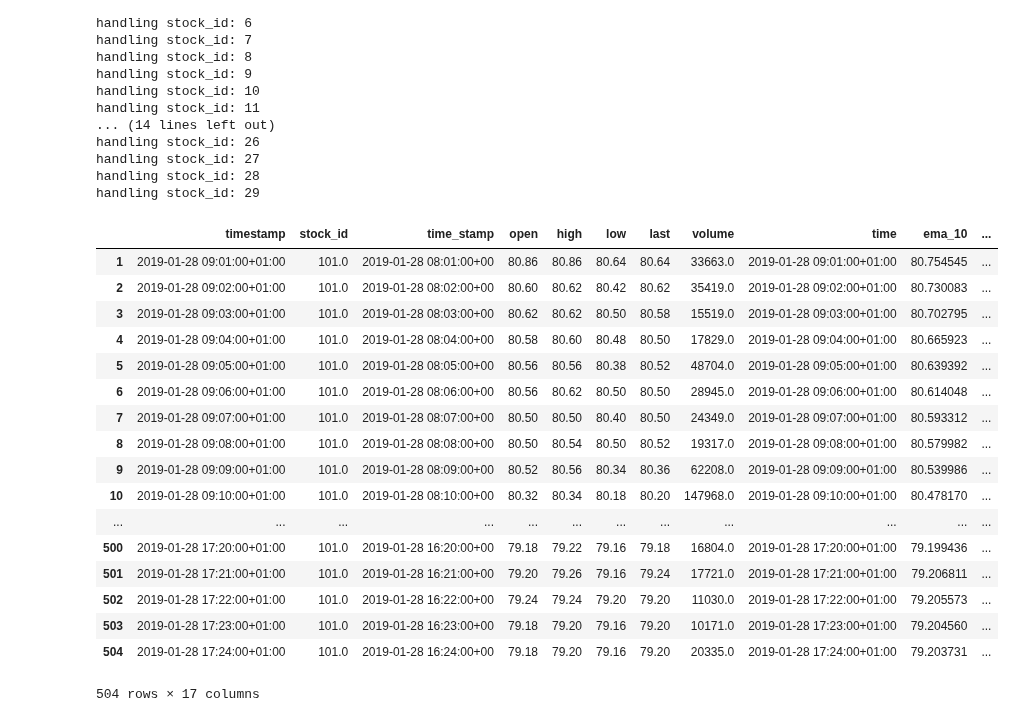
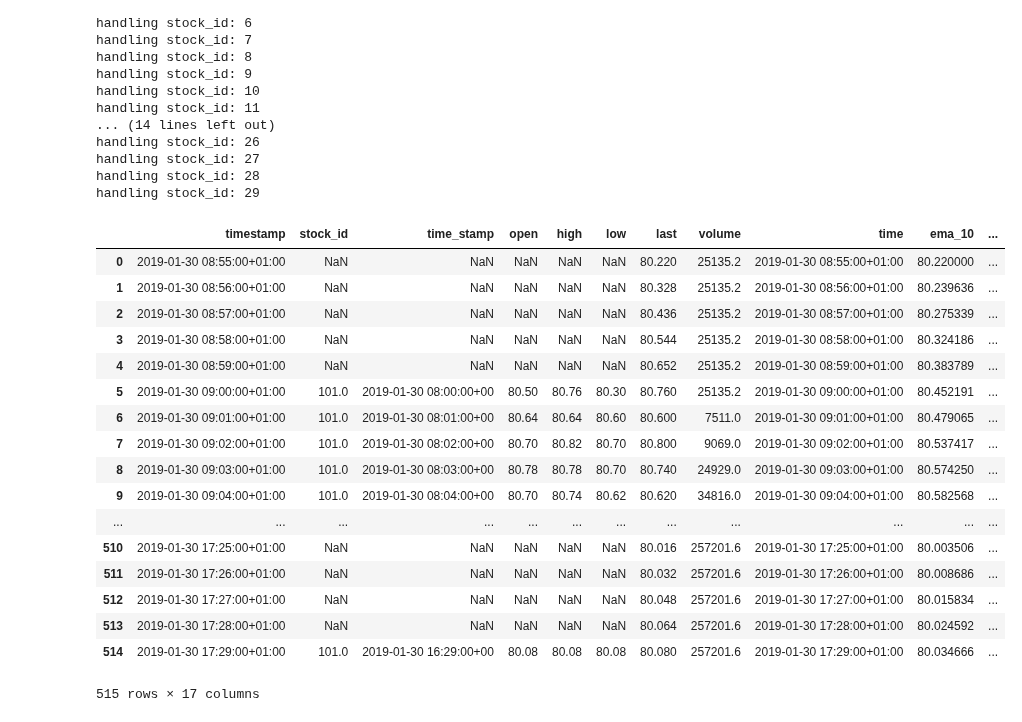
Before and after one commit to smartestrobotdai/download-data, a Jupyter notebook: data-analytics/omx30-prep.ipynb, the cells around one changed output. Drawn from its saved outputs; the diff is of its cells as text; code cells hidden in the pictures.

Commit message:
spread the centralized bid(first and last row for every day) in 5 minutes and try

```diff
--- a/data-analytics/omx30-prep.ipynb
+++ b/data-analytics/omx30-prep.ipynb
@@ -85,20 +85,33 @@ for stock_id in range(len(time_series_all_list)):
         # and do fillna.
         df2 = df.set_index('timestamp')
         ts = df2.index.min()
-        start_time_str = "{}-{:02d}-{:02d} 9:00:00".format(ts.year, ts.month, ts.day)
+        start_time_str = "{}-{:02d}-{:02d} 8:55:00".format(ts.year, ts.month, ts.day)
         start_ts = pd.Timestamp(start_time_str, tz=ts.tz)
-        # from 9:01 to 17:24
-        dti = pd.date_range(start_ts , periods=505, freq='min').to_series(keep_tz=True).rename('time')
+        # periods=510 means from 9 to 17.29
+        dti = pd.date_range(start_ts , periods=515, freq='min').to_series(keep_tz=True).rename('time')
+        # remove from 17.25 - 17.28
+        #dti.drop(dti.tail(5).head(4).index, inplace=True)
         df3 = df2.join(dti, how='right')
-        df3['last'].fillna(method='pad', inplace=True)
-        df3['volume'].fillna(0, inplace=True)
+        if day_id == 0: # the first day, we must set the value from 8.55-8.59 as same as 9.00
+            df3['last'].iloc[0] = df3['last'].iloc[5]
+        else:
+            df3['last'].iloc[0] = time_series_all_list[stock_id][day_id-1]['last'].iloc[-1]
+
+
+        df3['last'].interpolate(method='linear', inplace=True)
+        df3['volume'].iloc[:5] = df3['volume'].iloc[5] / 5
+        df3['volume'].iloc[5] = df3['volume'].iloc[5] / 5
+        df3['volume'].iloc[-5:] = df3['volume'].iloc[-1]/5
 
 
         df = df3.reset_index().rename({'index':'timestamp'}, axis=1)
+        #df['timestamp'] = pd.to_datetime(df['time_stamp'], format="%Y-%m-%d %H:%M:%S").dt.tz_convert('Europe/Stockholm')
         df['ema_10'] = df['last'].ewm(span=10, adjust=False).mean()
         df['ema_20'] = df['last'].ewm(span=20, adjust=False).mean()
-        df['diff_ema_10']=df['ema_10'].diff()[1:]/df['ema_10']
-        df['diff_ema_20']=df['ema_20'].diff()[1:]/df['ema_20']
+        df['diff_ema_10']=(df['ema_10'].diff()[1:]/df['ema_10']).fillna(0)
+        # the first diff at 9:00 is the difference between today's open and yesterday's last.
+
+        df['diff_ema_20']=(df['ema_20'].diff()[1:]/df['ema_20']).fillna(0)
         df['value_ema_10_beta_99'] = 0
         df['value_ema_20_beta_99'] = 0
         df['value_ema_10_beta_98'] = 0
@@ -113,7 +126,7 @@ for stock_id in range(len(time_series_all_list)):
             df['value_ema_20_beta_98'] = df['diff_ema_20'].shift(-1).fillna(0) + \
                 0.98 * df['value_ema_20_beta_98'].shift(-1).fillna(0)
         # drop the first row because diff is nan
-        df.drop(0, inplace=True)
+        #df.drop(0, inplace=True)
         time_series_all_list[stock_id][day_id] = df
 # %% [output]
 handling stock_id: 0
@@ -134,23 +147,23 @@ handling stock_id: 27
 handling stock_id: 28
 handling stock_id: 29
 # %%
-time_series_all_list[0][0]
+time_series_all_list[0][2]
 # %% [output]
 |  | timestamp | stock_id | time_stamp | open | high | low | last | volume | time | ema_10 | ... |
-| 1 | 2019-01-28 09:01:00+01:00 | 101.0 | 2019-01-28 08:01:00+00 | 80.86 | 80.86 | 80.64 | 80.64 | 33663.0 | 2019-01-28 09:01:00+01:00 | 80.754545 | ... |
-| 2 | 2019-01-28 09:02:00+01:00 | 101.0 | 2019-01-28 08:02:00+00 | 80.60 | 80.62 | 80.42 | 80.62 | 35419.0 | 2019-01-28 09:02:00+01:00 | 80.730083 | ... |
-| 3 | 2019-01-28 09:03:00+01:00 | 101.0 | 2019-01-28 08:03:00+00 | 80.62 | 80.62 | 80.50 | 80.58 | 15519.0 | 2019-01-28 09:03:00+01:00 | 80.702795 | ... |
-| 4 | 2019-01-28 09:04:00+01:00 | 101.0 | 2019-01-28 08:04:00+00 | 80.58 | 80.60 | 80.48 | 80.50 | 17829.0 | 2019-01-28 09:04:00+01:00 | 80.665923 | ... |
-| 5 | 2019-01-28 09:05:00+01:00 | 101.0 | 2019-01-28 08:05:00+00 | 80.56 | 80.56 | 80.38 | 80.52 | 48704.0 | 2019-01-28 09:05:00+01:00 | 80.639392 | ... |
-| 6 | 2019-01-28 09:06:00+01:00 | 101.0 | 2019-01-28 08:06:00+00 | 80.56 | 80.62 | 80.50 | 80.50 | 28945.0 | 2019-01-28 09:06:00+01:00 | 80.614048 | ... |
-| 7 | 2019-01-28 09:07:00+01:00 | 101.0 | 2019-01-28 08:07:00+00 | 80.50 | 80.50 | 80.40 | 80.50 | 24349.0 | 2019-01-28 09:07:00+01:00 | 80.593312 | ... |
-| 8 | 2019-01-28 09:08:00+01:00 | 101.0 | 2019-01-28 08:08:00+00 | 80.50 | 80.54 | 80.50 | 80.52 | 19317.0 | 2019-01-28 09:08:00+01:00 | 80.579982 | ... |
-| 9 | 2019-01-28 09:09:00+01:00 | 101.0 | 2019-01-28 08:09:00+00 | 80.52 | 80.56 | 80.34 | 80.36 | 62208.0 | 2019-01-28 09:09:00+01:00 | 80.539986 | ... |
-| 10 | 2019-01-28 09:10:00+01:00 | 101.0 | 2019-01-28 08:10:00+00 | 80.32 | 80.34 | 80.18 | 80.20 | 147968.0 | 2019-01-28 09:10:00+01:00 | 80.478170 | ... |
+| 0 | 2019-01-30 08:55:00+01:00 | NaN | NaN | NaN | NaN | NaN | 80.220 | 25135.2 | 2019-01-30 08:55:00+01:00 | 80.220000 | ... |
+| 1 | 2019-01-30 08:56:00+01:00 | NaN | NaN | NaN | NaN | NaN | 80.328 | 25135.2 | 2019-01-30 08:56:00+01:00 | 80.239636 | ... |
+| 2 | 2019-01-30 08:57:00+01:00 | NaN | NaN | NaN | NaN | NaN | 80.436 | 25135.2 | 2019-01-30 08:57:00+01:00 | 80.275339 | ... |
+| 3 | 2019-01-30 08:58:00+01:00 | NaN | NaN | NaN | NaN | NaN | 80.544 | 25135.2 | 2019-01-30 08:58:00+01:00 | 80.324186 | ... |
+| 4 | 2019-01-30 08:59:00+01:00 | NaN | NaN | NaN | NaN | NaN | 80.652 | 25135.2 | 2019-01-30 08:59:00+01:00 | 80.383789 | ... |
+| 5 | 2019-01-30 09:00:00+01:00 | 101.0 | 2019-01-30 08:00:00+00 | 80.50 | 80.76 | 80.30 | 80.760 | 25135.2 | 2019-01-30 09:00:00+01:00 | 80.452191 | ... |
+| 6 | 2019-01-30 09:01:00+01:00 | 101.0 | 2019-01-30 08:01:00+00 | 80.64 | 80.64 | 80.60 | 80.600 | 7511.0 | 2019-01-30 09:01:00+01:00 | 80.479065 | ... |
+| 7 | 2019-01-30 09:02:00+01:00 | 101.0 | 2019-01-30 08:02:00+00 | 80.70 | 80.82 | 80.70 | 80.800 | 9069.0 | 2019-01-30 09:02:00+01:00 | 80.537417 | ... |
+| 8 | 2019-01-30 09:03:00+01:00 | 101.0 | 2019-01-30 08:03:00+00 | 80.78 | 80.78 | 80.70 | 80.740 | 24929.0 | 2019-01-30 09:03:00+01:00 | 80.574250 | ... |
+| 9 | 2019-01-30 09:04:00+01:00 | 101.0 | 2019-01-30 08:04:00+00 | 80.70 | 80.74 | 80.62 | 80.620 | 34816.0 | 2019-01-30 09:04:00+01:00 | 80.582568 | ... |
 | ... | ... | ... | ... | ... | ... | ... | ... | ... | ... | ... | ... |
-| 500 | 2019-01-28 17:20:00+01:00 | 101.0 | 2019-01-28 16:20:00+00 | 79.18 | 79.22 | 79.16 | 79.18 | 16804.0 | 2019-01-28 17:20:00+01:00 | 79.199436 | ... |
-| 501 | 2019-01-28 17:21:00+01:00 | 101.0 | 2019-01-28 16:21:00+00 | 79.20 | 79.26 | 79.16 | 79.24 | 17721.0 | 2019-01-28 17:21:00+01:00 | 79.206811 | ... |
-| 502 | 2019-01-28 17:22:00+01:00 | 101.0 | 2019-01-28 16:22:00+00 | 79.24 | 79.24 | 79.20 | 79.20 | 11030.0 | 2019-01-28 17:22:00+01:00 | 79.205573 | ... |
-| 503 | 2019-01-28 17:23:00+01:00 | 101.0 | 2019-01-28 16:23:00+00 | 79.18 | 79.20 | 79.16 | 79.20 | 10171.0 | 2019-01-28 17:23:00+01:00 | 79.204560 | ... |
-| 504 | 2019-01-28 17:24:00+01:00 | 101.0 | 2019-01-28 16:24:00+00 | 79.18 | 79.20 | 79.16 | 79.20 | 20335.0 | 2019-01-28 17:24:00+01:00 | 79.203731 | ... |
+| 510 | 2019-01-30 17:25:00+01:00 | NaN | NaN | NaN | NaN | NaN | 80.016 | 257201.6 | 2019-01-30 17:25:00+01:00 | 80.003506 | ... |
+| 511 | 2019-01-30 17:26:00+01:00 | NaN | NaN | NaN | NaN | NaN | 80.032 | 257201.6 | 2019-01-30 17:26:00+01:00 | 80.008686 | ... |
+| 512 | 2019-01-30 17:27:00+01:00 | NaN | NaN | NaN | NaN | NaN | 80.048 | 257201.6 | 2019-01-30 17:27:00+01:00 | 80.015834 | ... |
+| 513 | 2019-01-30 17:28:00+01:00 | NaN | NaN | NaN | NaN | NaN | 80.064 | 257201.6 | 2019-01-30 17:28:00+01:00 | 80.024592 | ... |
+| 514 | 2019-01-30 17:29:00+01:00 | 101.0 | 2019-01-30 16:29:00+00 | 80.08 | 80.08 | 80.08 | 80.080 | 257201.6 | 2019-01-30 17:29:00+01:00 | 80.034666 | ... |
-504 rows × 17 columns
+515 rows × 17 columns
```
Also changed, not shown: parts of 7 cells of this notebook, 1 other file.
